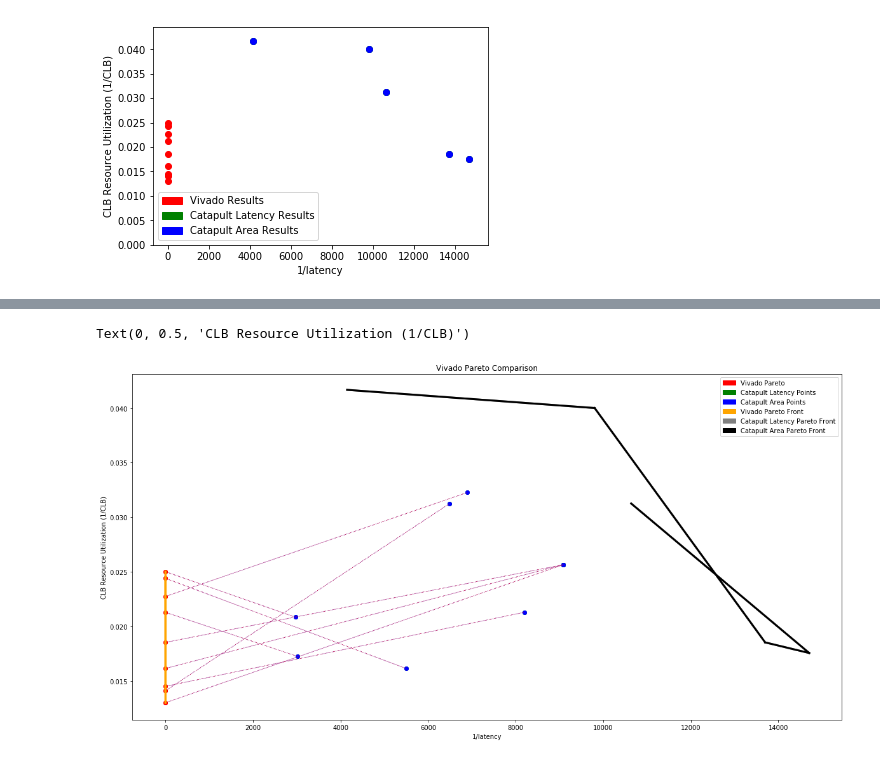
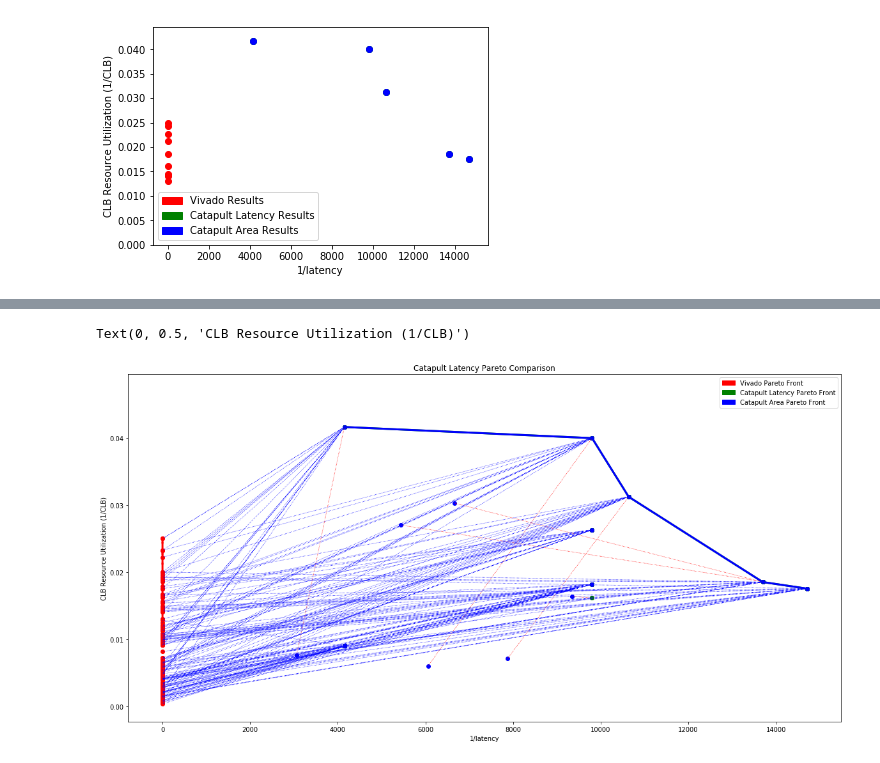
Before and after one commit to KastnerRG/Spector-HLS, a Jupyter notebook: matrix_multiplication/results/postproc/matmul_postproc.ipynb, the cells around one changed output, grey strips where cells are left out. Cells and saved outputs as stored; diff of their text form; code cells hidden in the pictures.

```diff
--- a/matrix_multiplication/results/postproc/matmul_postproc.ipynb
+++ b/matrix_multiplication/results/postproc/matmul_postproc.ipynb
@@ -236,3 +294,8 @@ for i in y_pareto1_index:
     t1=c_latdfx.loc[(c_latdfx["knob_SUBDIM_X"]==vivdfx.loc[i]["knob_SUBDIM_X"]) & (c_latdfx["knob_SUBDIM_Y"]==vivdfx.loc[i]["knob_SUBDIM_Y"])& (c_latdfx["knob_UNROLL_FACTOR1"]==vivdfx.loc[i]["knob_UNROLL_FACTOR1"])& (c_latdfx["knob_UNROLL_FACTOR2"]==vivdfx.loc[i]["knob_UNROLL_FACTOR2"])& (c_latdfx["knob_UNROLL_FACTOR3"]==vivdfx.loc[i]["knob_UNROLL_FACTOR3"])& (c_latdfx["knob_DATA_BLOCK"]*vivdfx.loc[i]["knob_PARTITION_FACTOR"]==2048)]
     t2=c_areadfx.loc[(c_areadfx["knob_SUBDIM_X"]==vivdfx.loc[i]["knob_SUBDIM_X"]) & (c_areadfx["knob_SUBDIM_Y"]==vivdfx.loc[i]["knob_SUBDIM_Y"])& (c_areadfx["knob_UNROLL_FACTOR1"]==vivdfx.loc[i]["knob_UNROLL_FACTOR1"])& (c_areadfx["knob_UNROLL_FACTOR2"]==vivdfx.loc[i]["knob_UNROLL_FACTOR2"])& (c_areadfx["knob_UNROLL_FACTOR3"]==vivdfx.loc[i]["knob_UNROLL_FACTOR3"])& (c_areadfx["knob_DATA_BLOCK"]*vivdfx.loc[i]["knob_PARTITION_FACTOR"]==2048)]
     li.append((t1,i,t2))
+li2=[]
+for i in viv_pts:
+    t1=c_latdfx.loc[(c_latdfx["knob_SUBDIM_X"]==vivdfx_copy.loc[i]["knob_SUBDIM_X"]) & (c_latdfx["knob_SUBDIM_Y"]==vivdfx_copy.loc[i]["knob_SUBDIM_Y"])& (c_latdfx["knob_UNROLL_FACTOR1"]==vivdfx_copy.loc[i]["knob_UNROLL_FACTOR1"])& (c_latdfx["knob_UNROLL_FACTOR2"]==vivdfx_copy.loc[i]["knob_UNROLL_FACTOR2"])& (c_latdfx["knob_UNROLL_FACTOR3"]==vivdfx_copy.loc[i]["knob_UNROLL_FACTOR3"])& (c_latdfx["knob_DATA_BLOCK"]*vivdfx_copy.loc[i]["knob_PARTITION_FACTOR"]==2048)]
+    t2=c_areadfx.loc[(c_areadfx["knob_SUBDIM_X"]==vivdfx_copy.loc[i]["knob_SUBDIM_X"]) & (c_areadfx["knob_SUBDIM_Y"]==vivdfx_copy.loc[i]["knob_SUBDIM_Y"])& (c_areadfx["knob_UNROLL_FACTOR1"]==vivdfx_copy.loc[i]["knob_UNROLL_FACTOR1"])& (c_areadfx["knob_UNROLL_FACTOR2"]==vivdfx_copy.loc[i]["knob_UNROLL_FACTOR2"])& (c_areadfx["knob_UNROLL_FACTOR3"]==vivdfx_copy.loc[i]["knob_UNROLL_FACTOR3"])& (c_areadfx["knob_DATA_BLOCK"]*vivdfx_copy.loc[i]["knob_PARTITION_FACTOR"]==2048)]
+    li2.append((t1,i,t2))
@@ -239,38 +356,67 @@ for i in y_pareto1_index:
+# %%
+li=[]
+for i in y_pareto2_index:
+    t1=vivdfx.loc[(vivdfx["knob_SUBDIM_X"]==c_latdfx.loc[i]["knob_SUBDIM_X"]) & (vivdfx["knob_SUBDIM_Y"]==c_latdfx.loc[i]["knob_SUBDIM_Y"])& (vivdfx["knob_UNROLL_FACTOR1"]==c_latdfx.loc[i]["knob_UNROLL_FACTOR1"])& (vivdfx["knob_UNROLL_FACTOR2"]==c_latdfx.loc[i]["knob_UNROLL_FACTOR2"])& (vivdfx["knob_UNROLL_FACTOR3"]==c_latdfx.loc[i]["knob_UNROLL_FACTOR3"])& (c_latdfx.loc[i]["knob_DATA_BLOCK"]*vivdfx["knob_PARTITION_FACTOR"]==2048)]
+    t2=c_areadfx.loc[(c_areadfx["knob_SUBDIM_X"]==c_latdfx.loc[i]["knob_SUBDIM_X"]) & (c_areadfx["knob_SUBDIM_Y"]==c_latdfx.loc[i]["knob_SUBDIM_Y"])& (c_areadfx["knob_UNROLL_FACTOR1"]==c_latdfx.loc[i]["knob_UNROLL_FACTOR1"])& (c_areadfx["knob_UNROLL_FACTOR2"]==c_latdfx.loc[i]["knob_UNROLL_FACTOR2"])& (c_areadfx["knob_UNROLL_FACTOR3"]==c_latdfx.loc[i]["knob_UNROLL_FACTOR3"])& (c_areadfx["knob_DATA_BLOCK"]==c_latdfx.loc[i]["knob_DATA_BLOCK"])]
+    li.append((t1,i,t2))
+
+li2=[]
+for i in c_lat_pts:
+    t1=vivdfx.loc[(vivdfx["knob_SUBDIM_X"]==c_latdfx_copy.loc[i]["knob_SUBDIM_X"]) & (vivdfx["knob_SUBDIM_Y"]==c_latdfx_copy.loc[i]["knob_SUBDIM_Y"])& (vivdfx["knob_UNROLL_FACTOR1"]==c_latdfx_copy.loc[i]["knob_UNROLL_FACTOR1"])& (vivdfx["knob_UNROLL_FACTOR2"]==c_latdfx_copy.loc[i]["knob_UNROLL_FACTOR2"])& (vivdfx["knob_UNROLL_FACTOR3"]==c_latdfx_copy.loc[i]["knob_UNROLL_FACTOR3"])& (c_latdfx_copy.loc[i]["knob_DATA_BLOCK"]*vivdfx["knob_PARTITION_FACTOR"]==2048)]
+    t2=c_areadfx.loc[(c_areadfx["knob_SUBDIM_X"]==c_latdfx_copy.loc[i]["knob_SUBDIM_X"]) & (c_areadfx["knob_SUBDIM_Y"]==c_latdfx_copy.loc[i]["knob_SUBDIM_Y"])& (c_areadfx["knob_UNROLL_FACTOR1"]==c_latdfx_copy.loc[i]["knob_UNROLL_FACTOR1"])& (c_areadfx["knob_UNROLL_FACTOR2"]==c_latdfx_copy.loc[i]["knob_UNROLL_FACTOR2"])& (c_areadfx["knob_UNROLL_FACTOR3"]==c_latdfx_copy.loc[i]["knob_UNROLL_FACTOR3"])& (c_areadfx["knob_DATA_BLOCK"]==c_latdfx_copy.loc[i]["knob_DATA_BLOCK"])]
+    li2.append((t1,i,t2))
 # %%
 plt.figure(figsize=(20,10))
 for i in range(len(li)):
     if li[i][0].empty==False:
         a=li[i][0].get_values()
-        plt.scatter(x=y_pareto1[i][0], y=y_pareto1[i][1], c='r')
-        plt.scatter(x=1/(a[0][8]), y=1/(a[0][9]), c='g')
+        plt.scatter(x=y_pareto2[i][0], y=y_pareto2[i][1], c='g')
+        plt.scatter(x=1/(a[0][6]), y=1/(a[0][7]), c='r')
     if li[i][2].empty==False:
         b=li[i][2].get_values()
-        plt.scatter(x=y_pareto1[i][0], y=y_pareto1[i][1], c='r')
+        plt.scatter(x=y_pareto2[i][0], y=y_pareto2[i][1], c='g')
         plt.scatter(x=1/(b[0][8]), y=1/(b[0][9]), c='b')
 
 for i in range(len(li)):
     if li[i][0].empty==False:
         a=li[i][0].get_values()
-        plt.plot([y_pareto1[i][0], 1/(a[0][8])],[y_pareto1[i][1], 1/a[0][9]],'b:',linewidth=0.8)
+        plt.plot([y_pareto2[i][0], 1/(a[0][6])],[y_pareto2[i][1], 1/a[0][7]],'b:',linewidth=0.8)
+
     if li[i][2].empty==False:
         b=li[i][2].get_values()
-        plt.plot([y_pareto1[i][0], 1/(b[0][8])],[y_pareto1[i][1], 1/b[0][9]],'r:',linewidth=0.8)
-red_data = mpatches.Patch(color='red', label='Vivado Pareto')
-green_data = mpatches.Patch(color='green', label='Catapult Latency Points')
-blue_data = mpatches.Patch(color='blue', label='Catapult Area Points')
+        plt.plot([y_pareto2[i][0], 1/(b[0][8])],[y_pareto2[i][1], 1/b[0][9]],'r:',linewidth=0.8)
+
+for i in range(len(li2)):
+    if li2[i][0].empty==False:
+        a=li2[i][0].get_values()
+        plt.scatter(x=1/c_latdfx_copy.loc[li2[i][1]]['obj1'], y=1/c_latdfx_copy.loc[li2[i][1]]['obj2'], c='g')
+        plt.scatter(x=1/(a[0][6]), y=1/(a[0][7]), c='r')
+    if li2[i][2].empty==False:
+        b=li2[i][2].get_values()
+        plt.scatter(x=1/c_latdfx_copy.loc[li2[i][1]]['obj1'], y=1/c_latdfx_copy.loc[li2[i][1]]['obj2'], c='g')
+        plt.scatter(x=1/(b[0][8]), y=1/(b[0][9]), c='b')
+
+for i in range(len(li2)):
+    if li2[i][0].empty==False:
+        a=li2[i][0].get_values()
+        plt.plot([1/c_latdfx_copy.loc[li2[i][1]]['obj1'], 1/(a[0][6])],[1/c_latdfx_copy.loc[li2[i][1]]['obj2'], 1/a[0][7]],'b:',linewidth=0.8)
+
+    if li2[i][2].empty==False:
+        b=li2[i][2].get_values()
+        plt.plot([1/c_latdfx_copy.loc[li2[i][1]]['obj1'], 1/(b[0][8])],[1/c_latdfx_copy.loc[li2[i][1]]['obj2'], 1/b[0][9]],'r:',linewidth=0.8)
 for i in range(len(y_pareto1_index)-1):
-    plt.plot([y_pareto1[i][0],y_pareto1[i+1][0]],[y_pareto1[i][1],y_pareto1[i+1][1]],'orange',linewidth=3)
+    plt.plot([y_pareto1_sorted[i][1],y_pareto1_sorted[i+1][1]],[y_pareto1_sorted[i][2],y_pareto1_sorted[i+1][2]],'red',linewidth=3)
 for i in range(len(y_pareto2_index)-1):
-    plt.plot([y_pareto2[i][0],y_pareto2[i+1][0]],[y_pareto2[i][1],y_pareto2[i+1][1]],'gray',linewidth=3)
+    plt.plot([y_pareto2_sorted[i][1],y_pareto2_sorted[i+1][1]],[y_pareto2_sorted[i][2],y_pareto2_sorted[i+1][2]],'green',linewidth=3)
 for i in range(len(y_pareto3_index)-1):
-    plt.plot([y_pareto3[i][0],y_pareto3[i+1][0]],[y_pareto3[i][1],y_pareto3[i+1][1]],'black',linewidth=3)
-orange_data = mpatches.Patch(color='orange', label='Vivado Pareto Front ')
-gray_data = mpatches.Patch(color='gray', label='Catapult Latency Pareto Front')
-black_data = mpatches.Patch(color='black', label='Catapult Area Pareto Front')
-plt.legend(handles=[red_data, green_data,blue_data,orange_data,gray_data,black_data])
-plt.title('Vivado Pareto Comparison')
+    plt.plot([y_pareto3_sorted[i][1],y_pareto3_sorted[i+1][1]],[y_pareto3_sorted[i][2],y_pareto3_sorted[i+1][2]],'blue',linewidth=3)
+red_data = mpatches.Patch(color='red', label='Vivado Pareto Front ')
+green_data = mpatches.Patch(color='green', label='Catapult Latency Pareto Front')
+blue_data = mpatches.Patch(color='blue', label='Catapult Area Pareto Front')
+plt.legend(handles=[red_data, green_data,blue_data])
+plt.title('Catapult Latency Pareto Comparison')
 plt.xlabel('1/latency')
 plt.ylabel('CLB Resource Utilization (1/CLB)')
 # %% [output]
 Text(0, 0.5, 'CLB Resource Utilization (1/CLB)')
-[figure, old version]
+[figure, new version]
```
Also changed, not shown: parts of 10 cells of this notebook, 1 other file.
